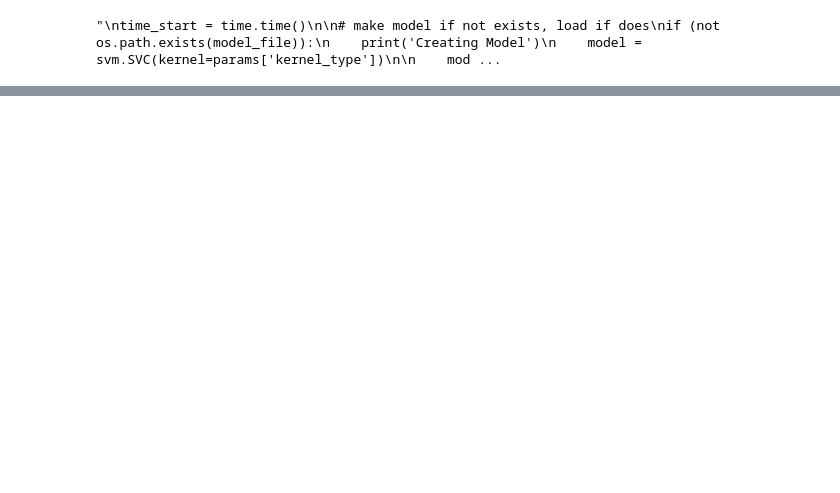
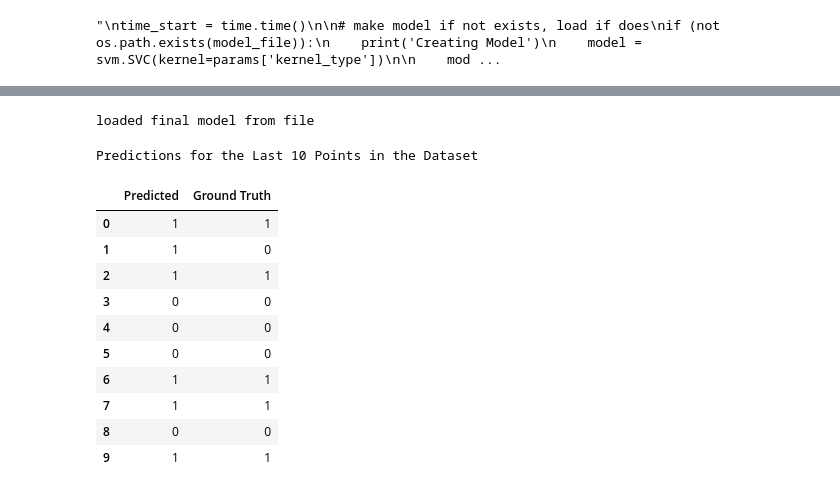
Before and after one commit to suarez96/Heart_Statlog_Classifier, a Jupyter notebook: Final Project.ipynb, the cells around one changed output, grey strips where cells are left out. Drawn from its saved outputs; the diff is of its cells as text; code cells hidden in the pictures; blank space fills up the shorter version.

```diff
--- a/Final Project.ipynb
+++ b/Final Project.ipynb
@@ -299,0 +357,32 @@ Sample size 111388, With the larger dataset, we saw that the model overfit to th
+# %%
+if params['subsample_size'] < 10000:
+    with open('final_forest_model.pickle', 'wb+') as output_file:
+        pickle.dump(forest, output_file)
+    print('wrote final model to file')
+
+else:
+    with open('C:/Users/augus/Documents/AI/datasets/Heart_Statlog/final_forest_model.pickle', 'rb') as input_file:
+        forest = pickle.load(input_file)
+    print("loaded final model from file")
+# %% [output]
+loaded final model from file
+# %%
+last_features = df.iloc[params['subsample_size']:, :-1]
+last_labels = df['class'][params['subsample_size']:]
+d = list(zip(forest.predict(last_features), last_labels))
+final_prediction_sample_df = pd.DataFrame(d, columns = ['Predicted','Ground Truth'])
+print("Predictions for the Last 10 Points in the Dataset")
+display(final_prediction_sample_df)
+# %% [output]
+Predictions for the Last 10 Points in the Dataset
+|  | Predicted | Ground Truth |
+| 0 | 1 | 1 |
+| 1 | 1 | 0 |
+| 2 | 1 | 1 |
+| 3 | 0 | 0 |
+| 4 | 0 | 0 |
+| 5 | 0 | 0 |
+| 6 | 1 | 1 |
+| 7 | 1 | 1 |
+| 8 | 0 | 0 |
+| 9 | 1 | 1 |
```
Also changed, not shown: parts of 11 cells of this notebook, 18 other files.
